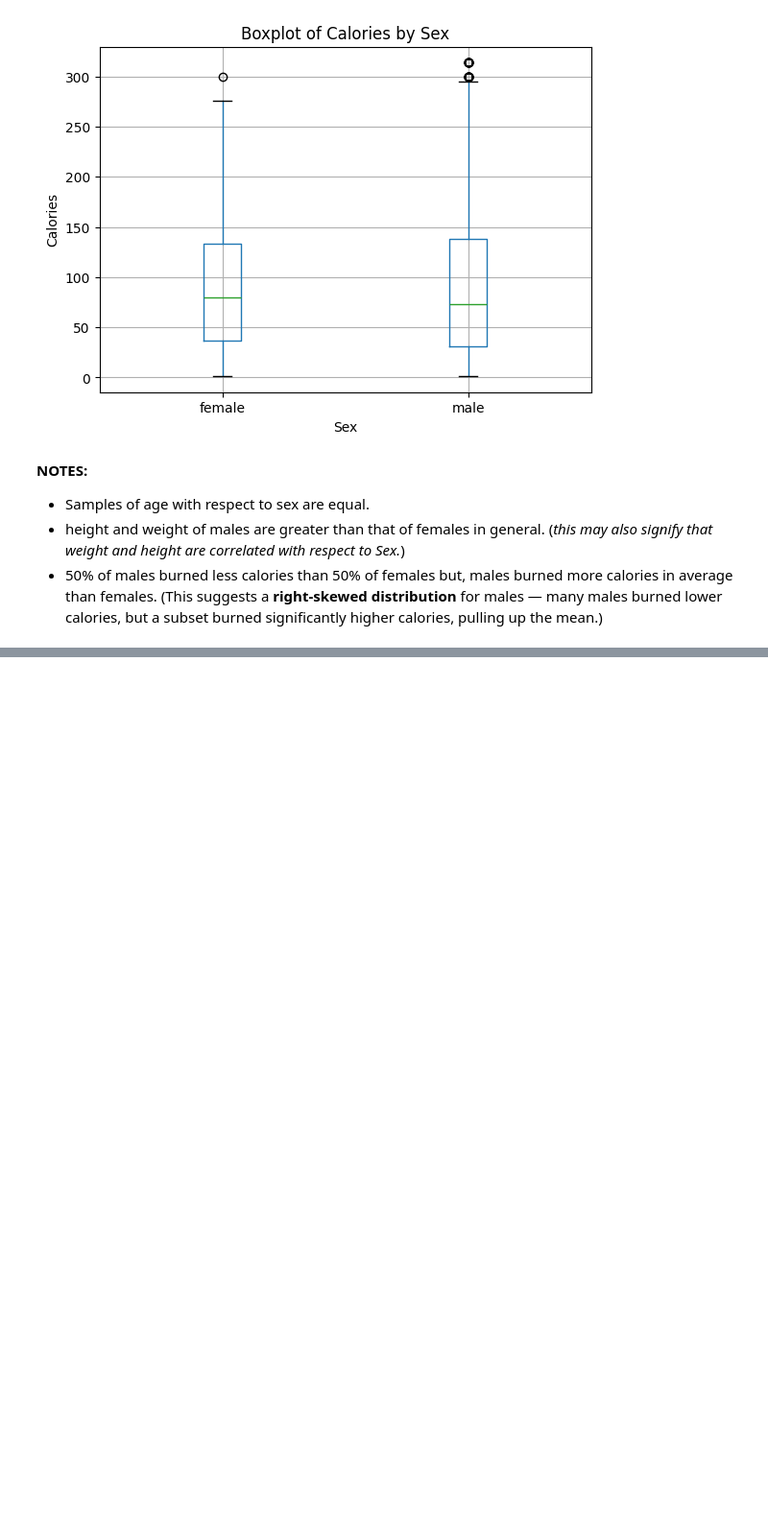
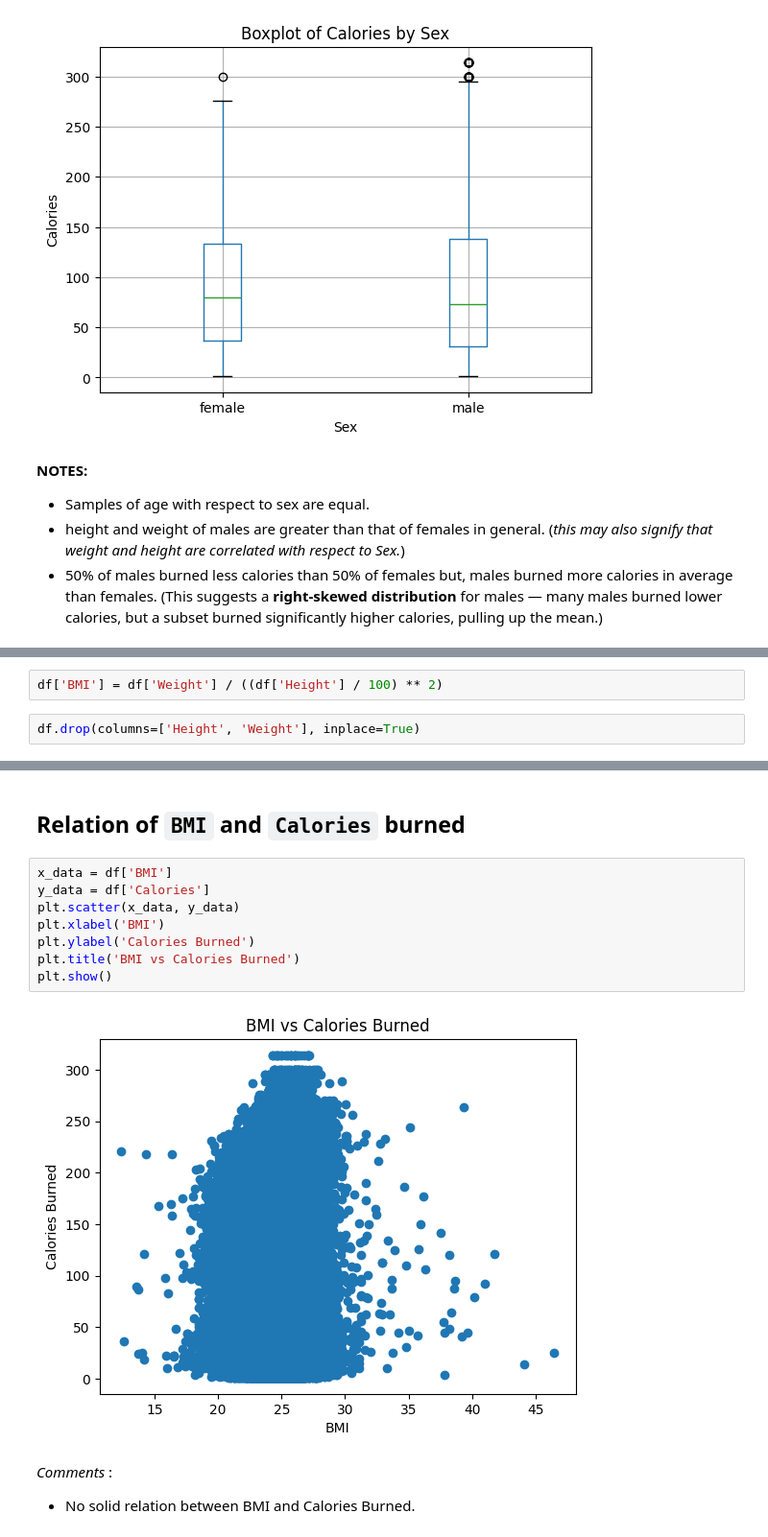
Before and after one commit to sparshsaxenain/KaggleAIOComp, a Jupyter notebook: s05e05/EDA.ipynb, the cells around one changed output, grey strips where cells are left out. Shown at 96% size. Drawn from its saved outputs; the diff is of its cells as text; blank space fills up the shorter version.

```diff
--- a/s05e05/EDA.ipynb
+++ b/s05e05/EDA.ipynb
@@ -112,0 +183,4 @@ plt.show()
+# %%
+df['BMI'] = df['Weight'] / ((df['Height'] / 100) ** 2)
+# %%
+df.drop(columns=['Height', 'Weight'], inplace=True)
@@ -112,0 +197,15 @@ plt.show()
+# %% [markdown]
+## **Relation of `BMI` and `Calories` burned**
+# %%
+x_data = df['BMI']
+y_data = df['Calories']
+plt.scatter(x_data, y_data)
+plt.xlabel('BMI')
+plt.ylabel('Calories Burned')
+plt.title('BMI vs Calories Burned')
+plt.show()
+# %% [output]
+[figure, added]
+# %% [markdown]
+*Comments* :<br>
+- No solid relation between BMI and Calories Burned.
```
Also changed, not shown: parts of 34 cells of this notebook.
